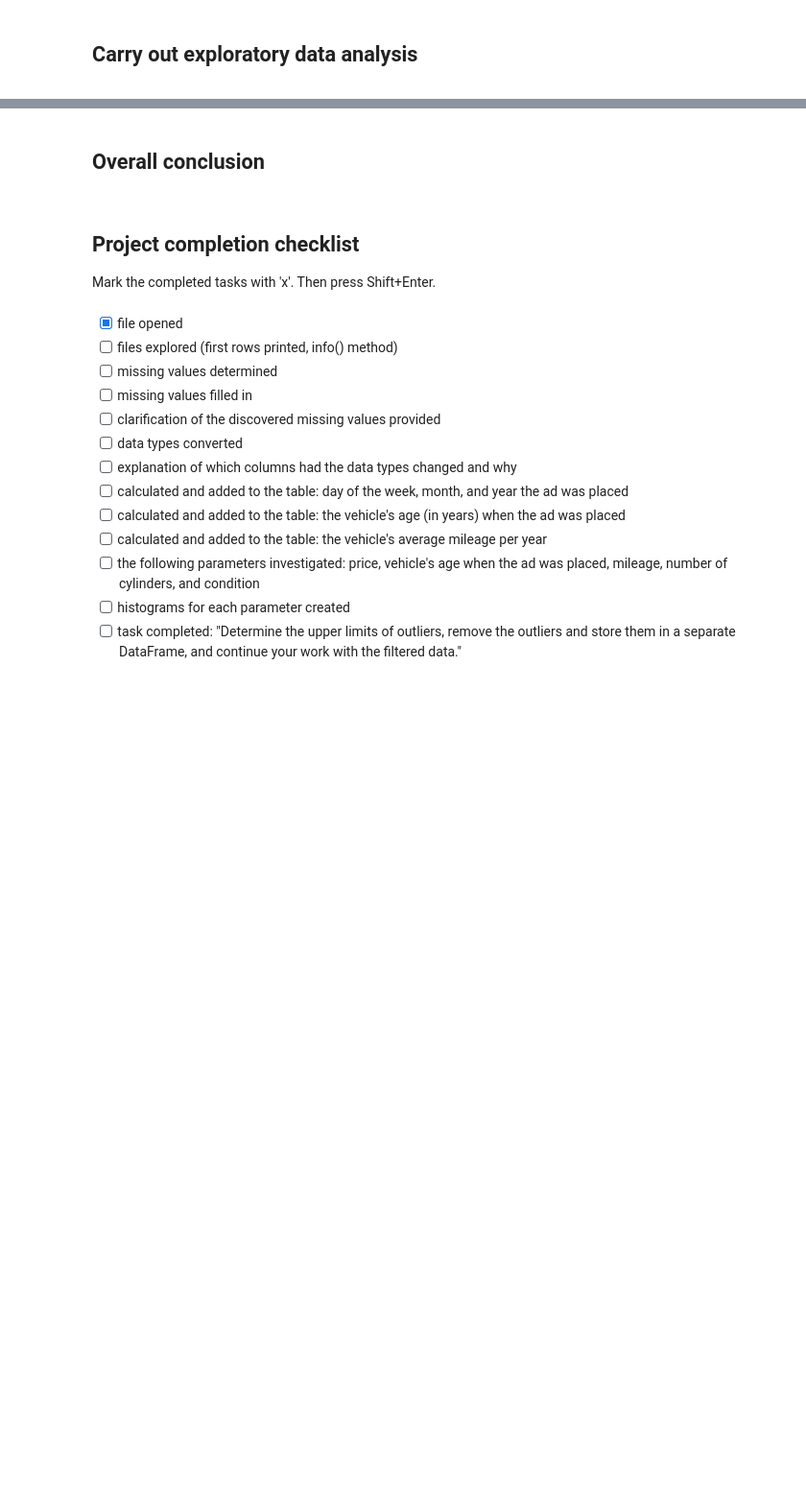
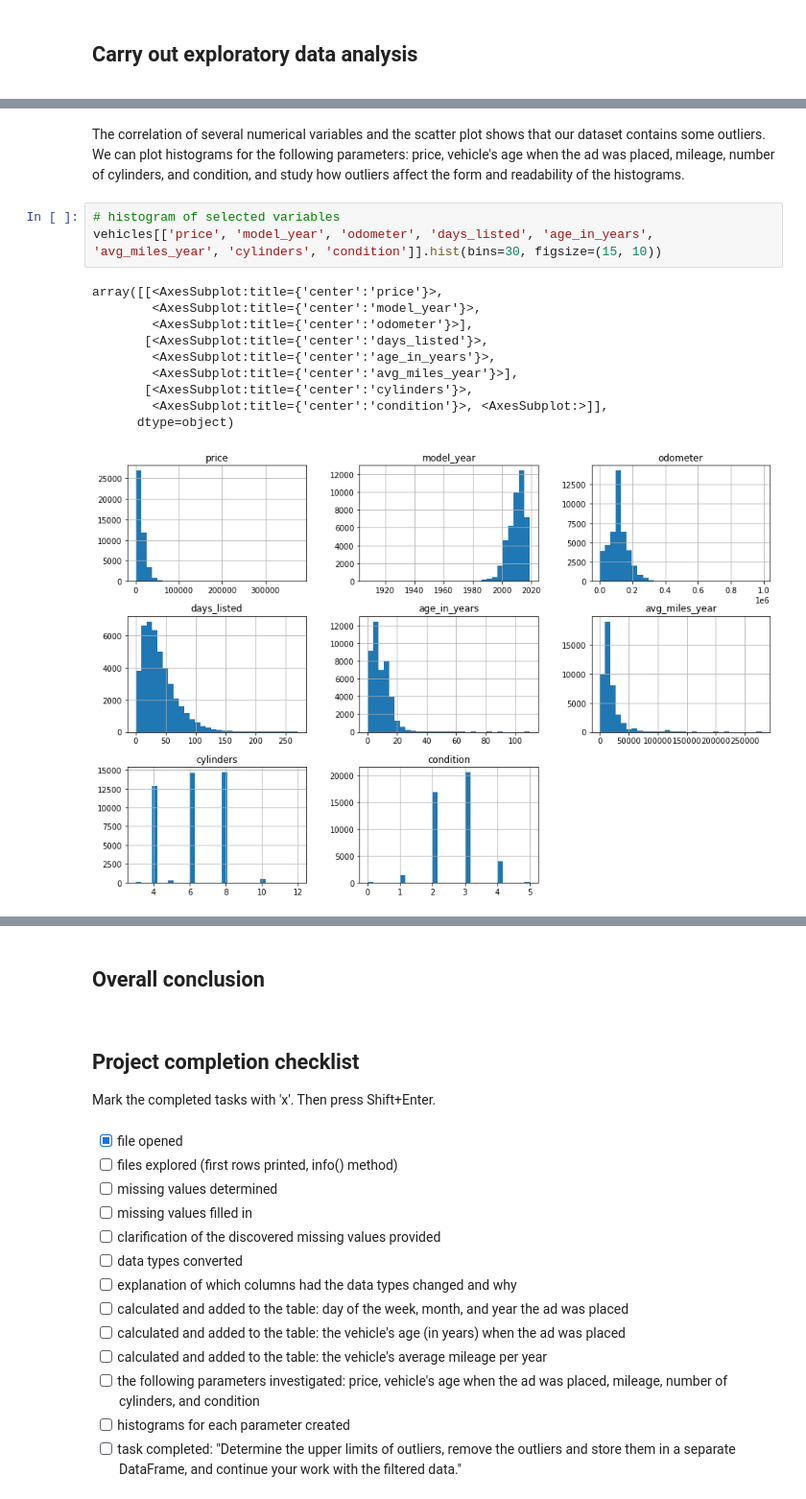
Before and after one commit to chuksoo/vehicle_price_analytics, a Jupyter notebook: car_sales_EDA.ipynb, the cells around one changed output, grey strips where cells are left out. Shown at 96% size. Saved outputs shown, nothing was run; the diff lists cells and outputs as text; blank space fills up the shorter version.

```diff
--- a/car_sales_EDA.ipynb
+++ b/car_sales_EDA.ipynb
@@ -59,0 +450,16 @@ The objective of this project is to:
+# %% [markdown]
+The correlation of several numerical variables and the scatter plot shows that our dataset contains some outliers. We can plot histograms for the following parameters: price, vehicle's age when the ad was placed, mileage, number of cylinders, and condition, and study how outliers affect the form and readability of the histograms.
+# %%
+# histogram of selected variables
+vehicles[['price', 'model_year', 'odometer', 'days_listed', 'age_in_years', 'avg_miles_year', 'cylinders', 'condition']].hist(bins=30, figsize=(15, 10))
+# %% [output]
+array([[<AxesSubplot:title={'center':'price'}>,
+        <AxesSubplot:title={'center':'model_year'}>,
+        <AxesSubplot:title={'center':'odometer'}>],
+       [<AxesSubplot:title={'center':'days_listed'}>,
+        <AxesSubplot:title={'center':'age_in_years'}>,
+        <AxesSubplot:title={'center':'avg_miles_year'}>],
+       [<AxesSubplot:title={'center':'cylinders'}>,
+        <AxesSubplot:title={'center':'condition'}>, <AxesSubplot:>]],
+      dtype=object)
+[figure, added]
```
Also changed, not shown: parts of 74 cells of this notebook.
